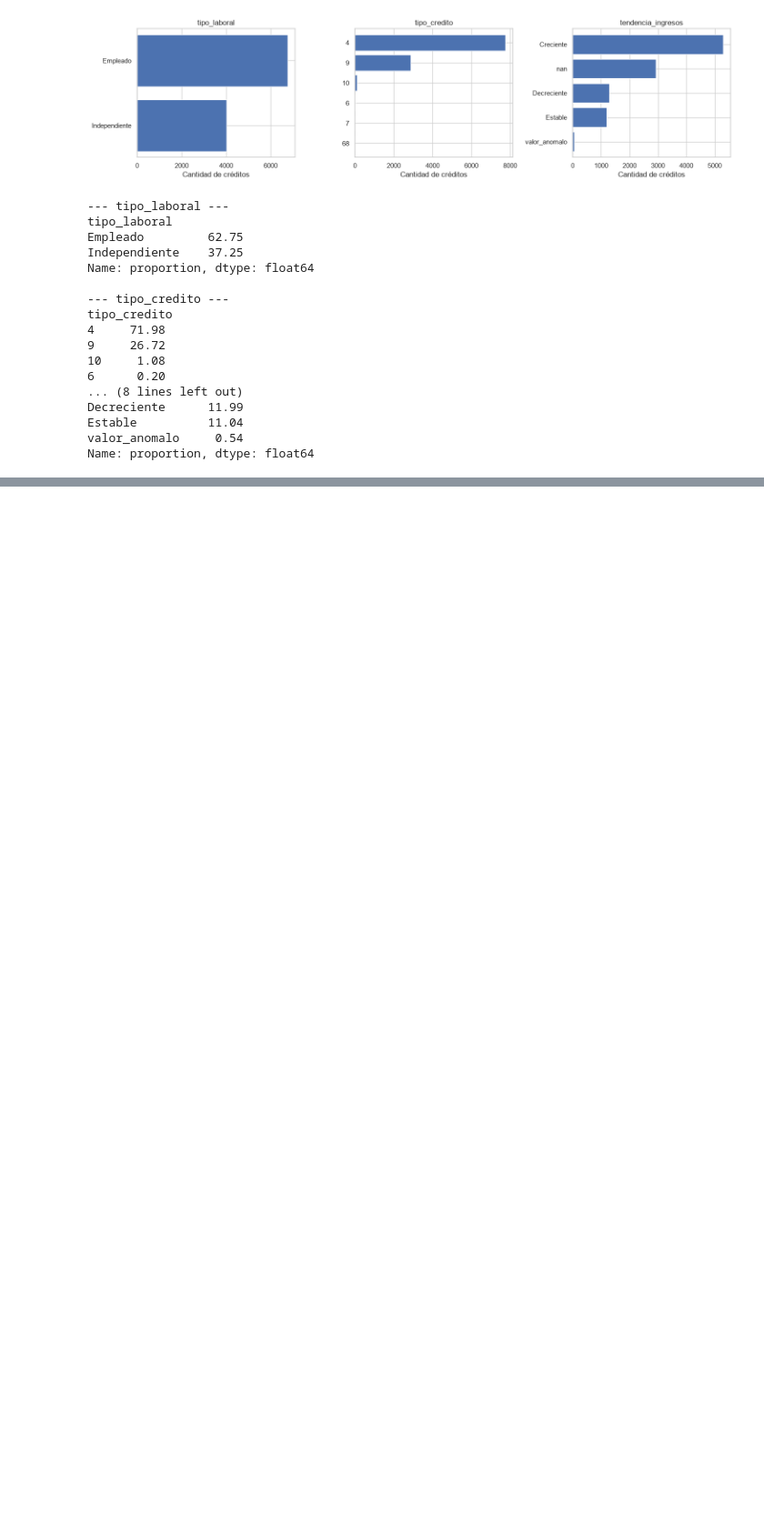
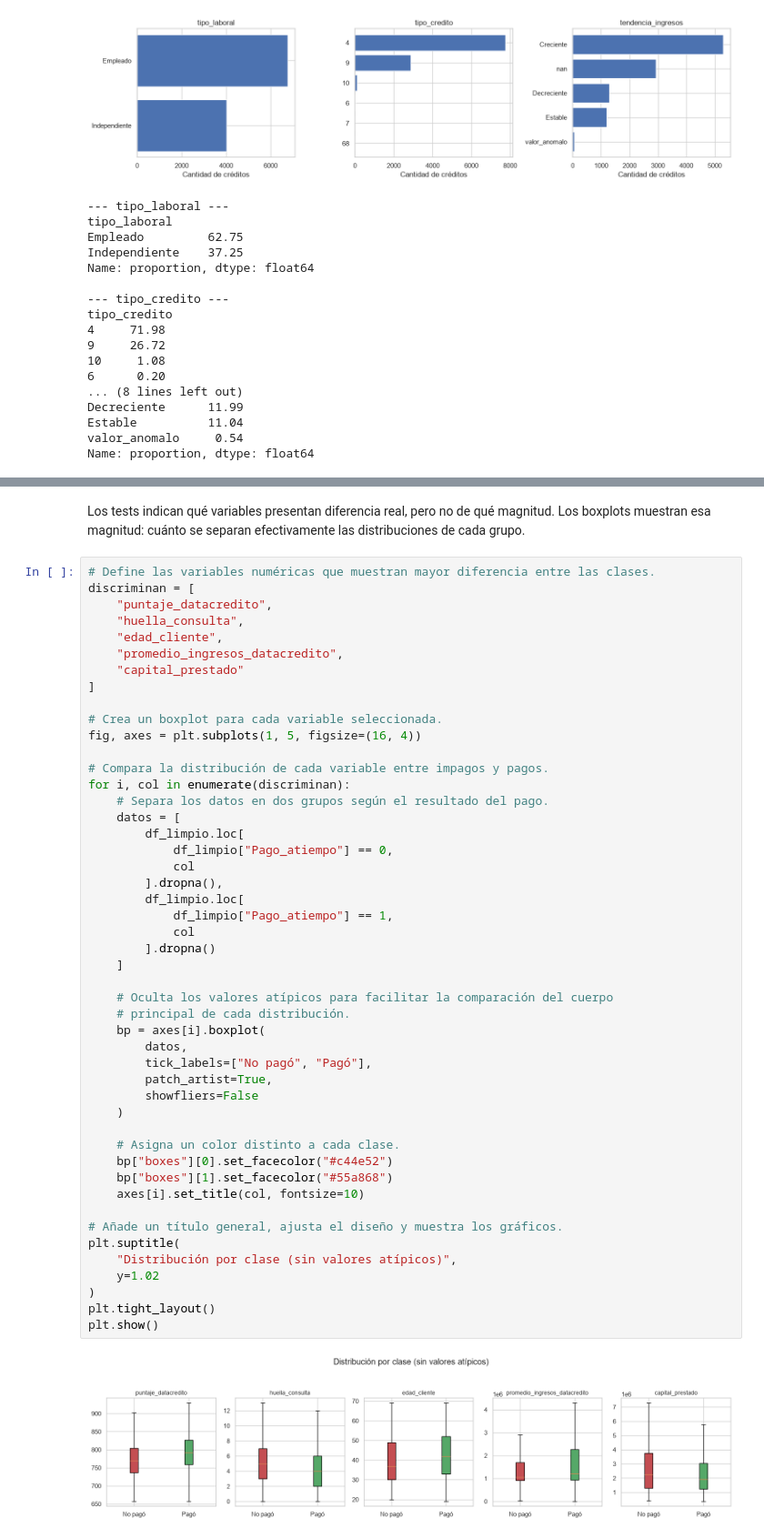
Before and after one commit to mmelgarejo-ds/credit-risk-mlops, a Jupyter notebook: mlops_pipeline/src/comprension_eda.ipynb, the cells around one changed output, grey strips where cells are left out. Shown at 91% size. Cells and saved outputs as stored; diff of their text form; blank space fills up the shorter version.

```diff
--- a/mlops_pipeline/src/comprension_eda.ipynb
+++ b/mlops_pipeline/src/comprension_eda.ipynb
@@ -1953,0 +2180,54 @@ agruparse en una categoría "otros" antes del modelado.
+# %% [markdown]
+Los tests indican qué variables presentan diferencia real, pero no de qué
+magnitud. Los boxplots muestran esa magnitud: cuánto se separan efectivamente
+las distribuciones de cada grupo.
+# %%
+# Define las variables numéricas que muestran mayor diferencia entre las clases.
+discriminan = [
+    "puntaje_datacredito",
+    "huella_consulta",
+    "edad_cliente",
+    "promedio_ingresos_datacredito",
+    "capital_prestado"
+]
+
+# Crea un boxplot para cada variable seleccionada.
+fig, axes = plt.subplots(1, 5, figsize=(16, 4))
+
+# Compara la distribución de cada variable entre impagos y pagos.
+for i, col in enumerate(discriminan):
+    # Separa los datos en dos grupos según el resultado del pago.
+    datos = [
+        df_limpio.loc[
+            df_limpio["Pago_atiempo"] == 0,
+            col
+        ].dropna(),
+        df_limpio.loc[
+            df_limpio["Pago_atiempo"] == 1,
+            col
+        ].dropna()
+    ]
+
+    # Oculta los valores atípicos para facilitar la comparación del cuerpo
+    # principal de cada distribución.
+    bp = axes[i].boxplot(
+        datos,
+        tick_labels=["No pagó", "Pagó"],
+        patch_artist=True,
+        showfliers=False
+    )
+
+    # Asigna un color distinto a cada clase.
+    bp["boxes"][0].set_facecolor("#c44e52")
+    bp["boxes"][1].set_facecolor("#55a868")
+    axes[i].set_title(col, fontsize=10)
+
+# Añade un título general, ajusta el diseño y muestra los gráficos.
+plt.suptitle(
+    "Distribución por clase (sin valores atípicos)",
+    y=1.02
+)
+plt.tight_layout()
+plt.show()
+# %% [output]
+[figure, added]
```
Also changed, not shown: parts of 54 cells of this notebook.
